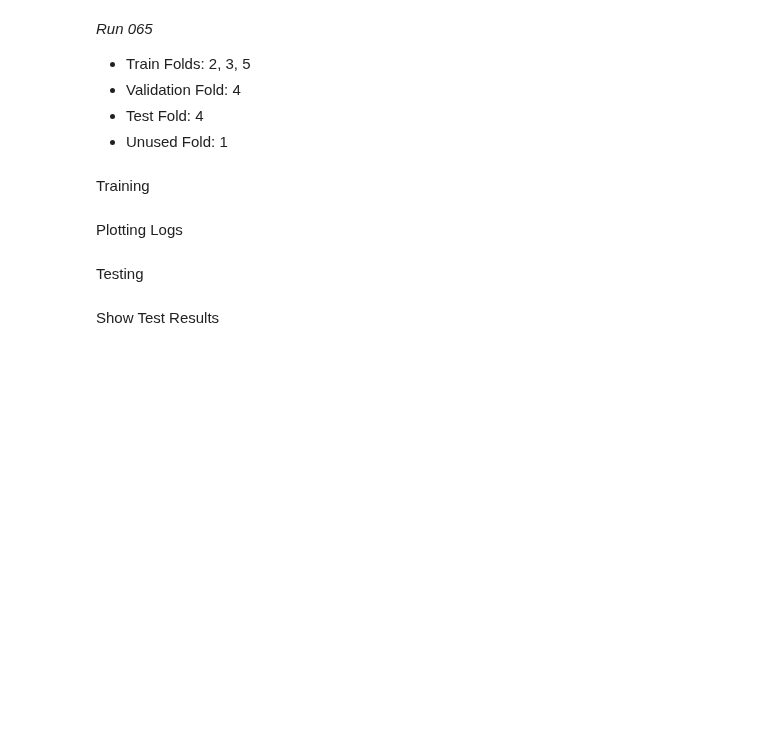
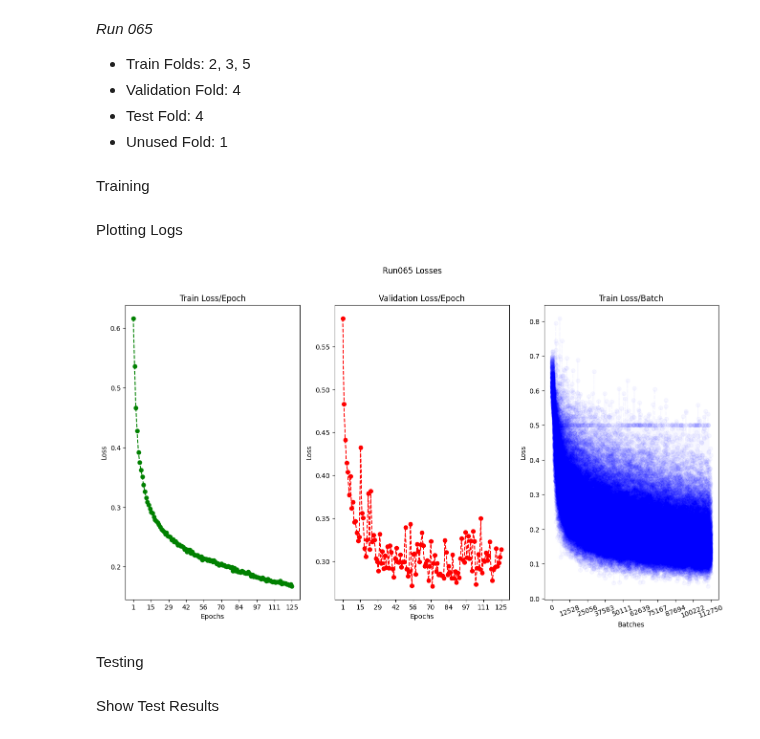
Before and after one commit to davidterroso/D, a Jupyter notebook: unet3_irf.ipynb, the cells around one changed output. Saved outputs shown, nothing was run; the diff lists cells and outputs as text; code cells hidden in the pictures; blank space fills up the shorter version.

```diff
--- a/unet3_irf.ipynb
+++ b/unet3_irf.ipynb
@@ -257,7 +268,9 @@ Plotting Logs
 # %%
 from plot_logs import plot_logs
 
-plot_logs(imgs_folder="unet_irf_imgs", run_name="Run065")
+plot_logs(imgs_folder="unet3_irf_imgs", run_name="Run065")
+# %% [output]
+[figure, added]
 # %% [markdown]
 Testing
 # %%
```
Also changed, not shown: parts of 13 cells of this notebook, 34 other files.
